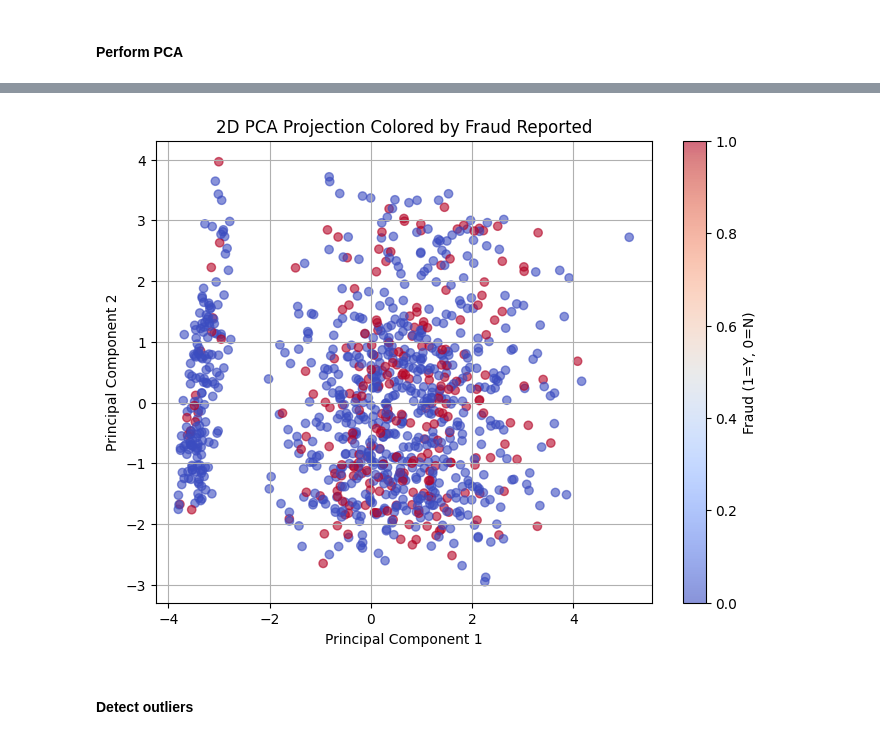
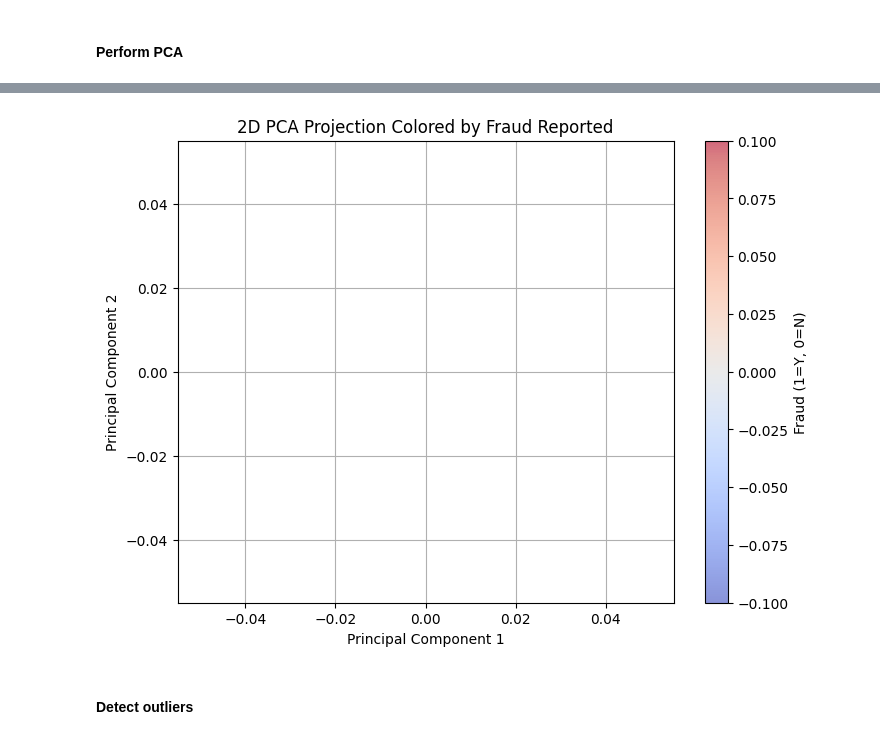
Before and after one commit to SergeyNelyapenkoBU/2025-spring-B2, a Jupyter notebook: OMDS-ModB2-Week09-Nelyapenko-Sergey_carclaims-draft.ipynb, the cells around one changed output, grey strips where cells are left out. Saved outputs shown, nothing was run; the diff lists cells and outputs as text; code cells hidden in the pictures.

```diff
--- a/OMDS-ModB2-Week09-Nelyapenko-Sergey_carclaims-draft.ipynb
+++ b/OMDS-ModB2-Week09-Nelyapenko-Sergey_carclaims-draft.ipynb
@@ -355,17 +351,17 @@ plt.show()
 # %%
-labels = dataset['fraud_reported'].map({'Y': 1, 'N': 0})
+labels = dataset['FraudFound_Int'].map({'Y': 1, 'N': 0})
 
 plt.figure(figsize=(8, 6))
 scatter = plt.scatter(pca_result[:, 0], pca_result[:, 1],
                       c=labels, cmap='coolwarm', alpha=0.6)
 plt.xlabel('Principal Component 1')
 plt.ylabel('Principal Component 2')
 plt.title('2D PCA Projection Colored by Fraud Reported')
 plt.grid(True)
 plt.colorbar(label='Fraud (1=Y, 0=N)')
 plt.show()
 # %% [output]
-[figure, old version]
+[figure, new version]
 # %% [markdown]
 #### Detect outliers
 # %%
```
Also changed, not shown: parts of 14 cells of this notebook, 1 other file.
